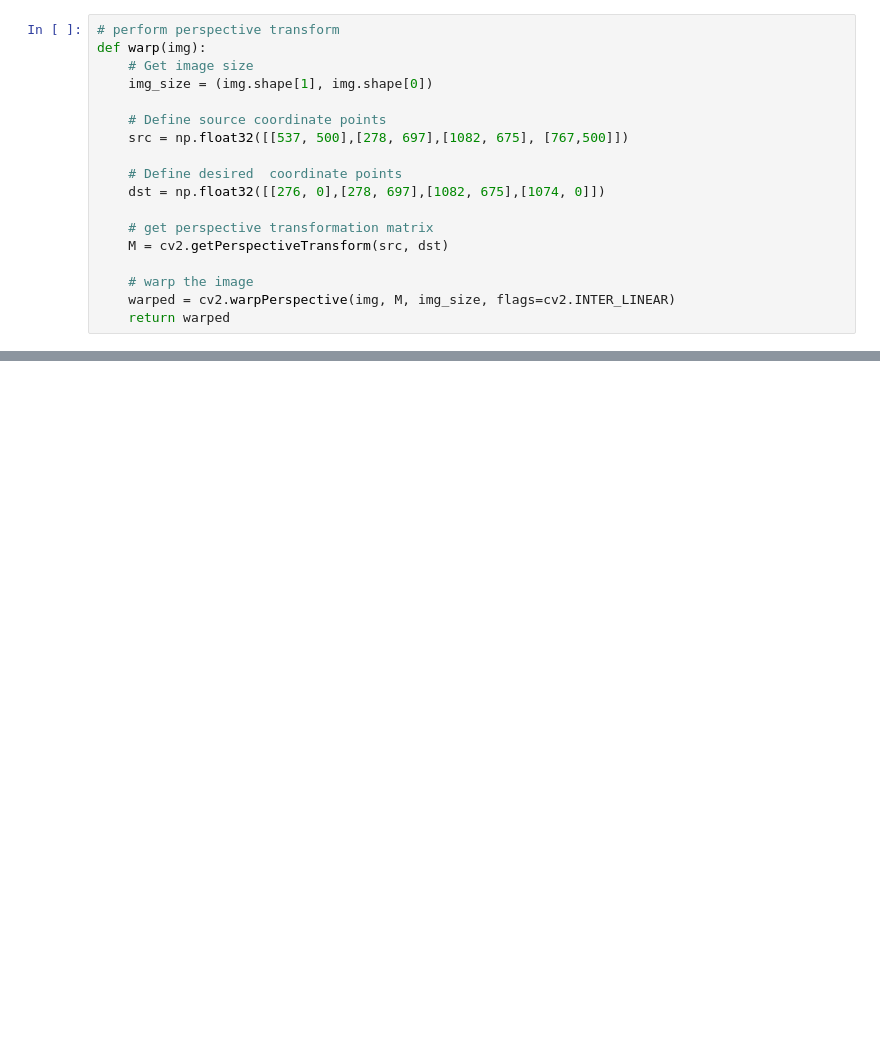
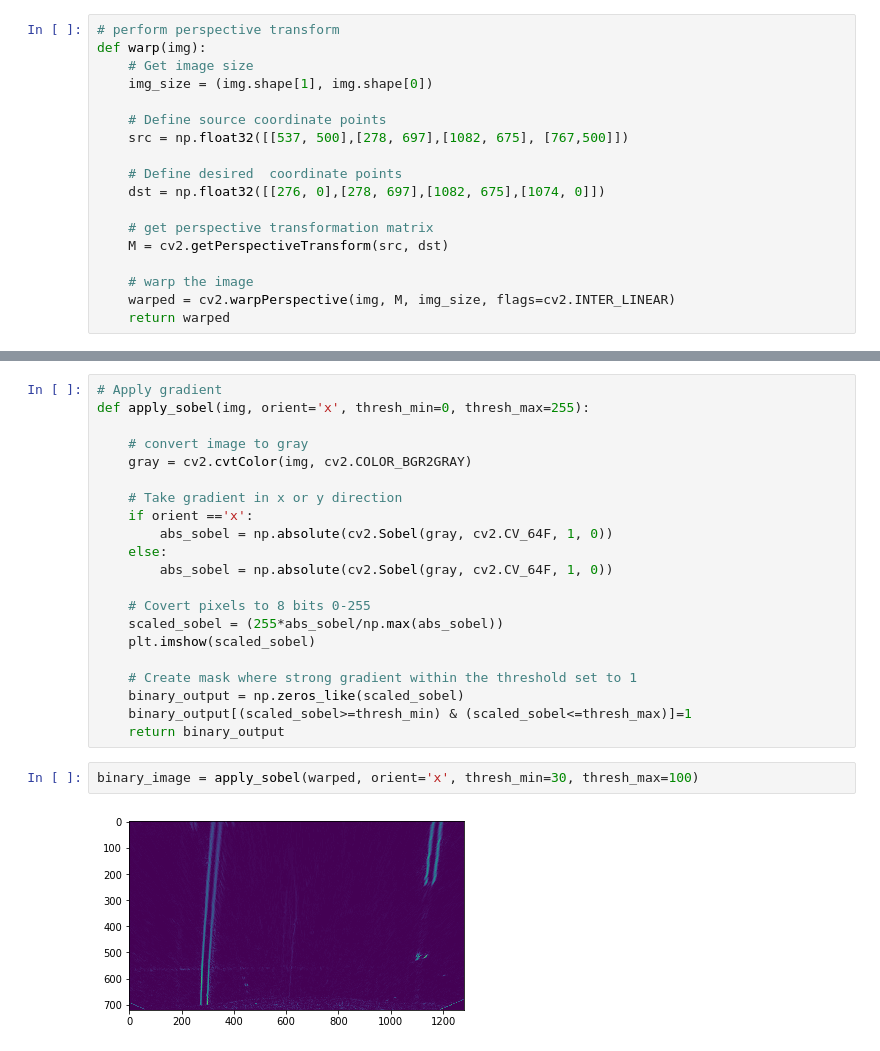
Before and after one commit to salabson/CarND-Advance-Lane-Line, a Jupyter notebook: P2.ipynb, the cells around one changed output, grey strips where cells are left out. Saved outputs shown, nothing was run; the diff lists cells and outputs as text; blank space fills up the shorter version.

```diff
--- a/P2.ipynb
+++ b/P2.ipynb
@@ -90,0 +91,25 @@ f.subplots_adjust(left=0, right=1, top=0.8, bottom=0)
+# %%
+# Apply gradient
+def apply_sobel(img, orient='x', thresh_min=0, thresh_max=255):
+
+    # convert image to gray
+    gray = cv2.cvtColor(img, cv2.COLOR_BGR2GRAY)
+
+    # Take gradient in x or y direction
+    if orient =='x':
+        abs_sobel = np.absolute(cv2.Sobel(gray, cv2.CV_64F, 1, 0))
+    else:
+        abs_sobel = np.absolute(cv2.Sobel(gray, cv2.CV_64F, 1, 0))
+
+    # Covert pixels to 8 bits 0-255
+    scaled_sobel = (255*abs_sobel/np.max(abs_sobel))
+    plt.imshow(scaled_sobel)
+
+    # Create mask where strong gradient within the threshold set to 1
+    binary_output = np.zeros_like(scaled_sobel)
+    binary_output[(scaled_sobel>=thresh_min) & (scaled_sobel<=thresh_max)]=1
+    return binary_output
+# %%
+binary_image = apply_sobel(warped, orient='x', thresh_min=30, thresh_max=100)
+# %% [output]
+[figure, added]
```
Also changed, not shown: parts of 6 cells of this notebook.
